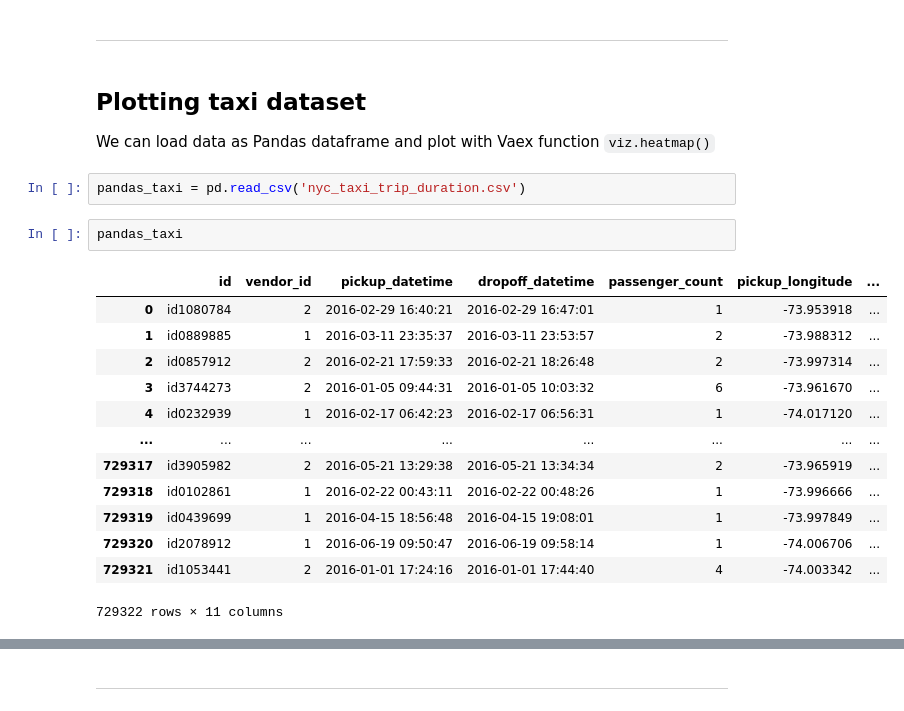
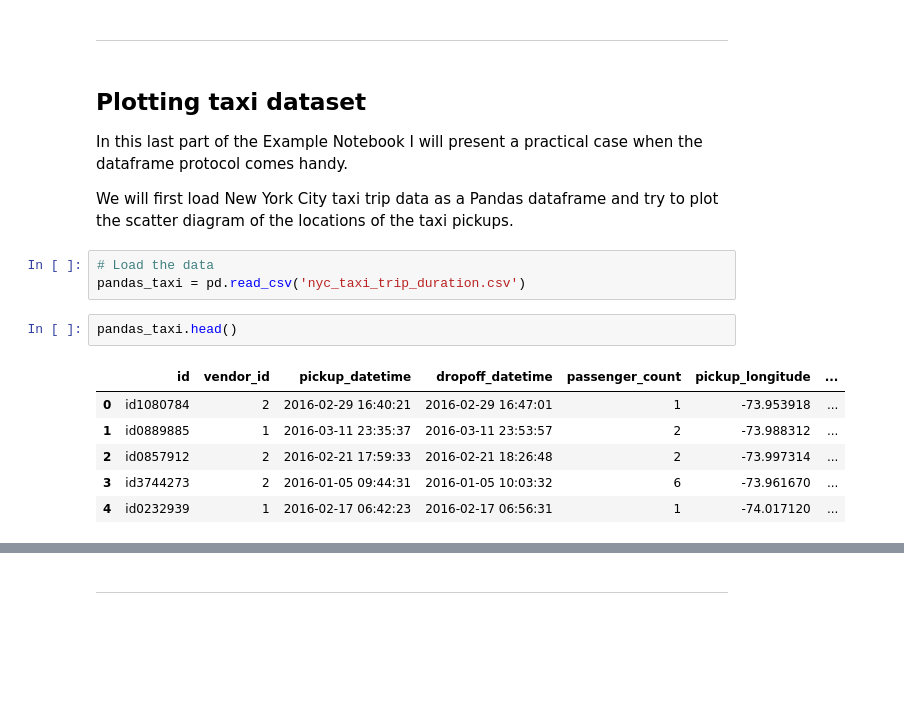
Before and after one commit to AlenkaF/vaex-df-api-implementation, a Jupyter notebook: blog-post-and-example_notebook/Example_Notebook-Vaex_implementation.ipynb, the cells around one changed output, grey strips where cells are left out. Cells and saved outputs as stored; diff of their text form; blank space fills up the shorter version.

Commit message:
Update of the Example Notebook

```diff
--- a/blog-post-and-example_notebook/Example_Notebook-Vaex_implementation.ipynb
+++ b/blog-post-and-example_notebook/Example_Notebook-Vaex_implementation.ipynb
@@ -273,22 +289,19 @@ _from_dataframe_to_vaex(df.__dataframe__()).__dataframe__().get_column(4).dtype
 ---
 # %% [markdown]
 ## Plotting taxi dataset <a name="taxi"></a>
-We can load data as Pandas dataframe and plot with Vaex function `viz.heatmap()`
+
+In this last part of the Example Notebook I will present a practical case when the dataframe protocol comes handy.
+
+We will first load New York City taxi trip data as a Pandas dataframe and try to plot the scatter diagram of the locations of the taxi pickups.
 # %%
+# Load the data
 pandas_taxi = pd.read_csv('nyc_taxi_trip_duration.csv')
 # %%
-pandas_taxi
+pandas_taxi.head()
 # %% [output]
 |  | id | vendor_id | pickup_datetime | dropoff_datetime | passenger_count | pickup_longitude | ... |
 | 0 | id1080784 | 2 | 2016-02-29 16:40:21 | 2016-02-29 16:47:01 | 1 | -73.953918 | ... |
 | 1 | id0889885 | 1 | 2016-03-11 23:35:37 | 2016-03-11 23:53:57 | 2 | -73.988312 | ... |
 | 2 | id0857912 | 2 | 2016-02-21 17:59:33 | 2016-02-21 18:26:48 | 2 | -73.997314 | ... |
 | 3 | id3744273 | 2 | 2016-01-05 09:44:31 | 2016-01-05 10:03:32 | 6 | -73.961670 | ... |
 | 4 | id0232939 | 1 | 2016-02-17 06:42:23 | 2016-02-17 06:56:31 | 1 | -74.017120 | ... |
-| ... | ... | ... | ... | ... | ... | ... | ... |
-| 729317 | id3905982 | 2 | 2016-05-21 13:29:38 | 2016-05-21 13:34:34 | 2 | -73.965919 | ... |
-| 729318 | id0102861 | 1 | 2016-02-22 00:43:11 | 2016-02-22 00:48:26 | 1 | -73.996666 | ... |
-| 729319 | id0439699 | 1 | 2016-04-15 18:56:48 | 2016-04-15 19:08:01 | 1 | -73.997849 | ... |
-| 729320 | id2078912 | 1 | 2016-06-19 09:50:47 | 2016-06-19 09:58:14 | 1 | -74.006706 | ... |
-| 729321 | id1053441 | 2 | 2016-01-01 17:24:16 | 2016-01-01 17:44:40 | 4 | -74.003342 | ... |
-729322 rows × 11 columns
```
Also changed, not shown: parts of 12 cells of this notebook.
